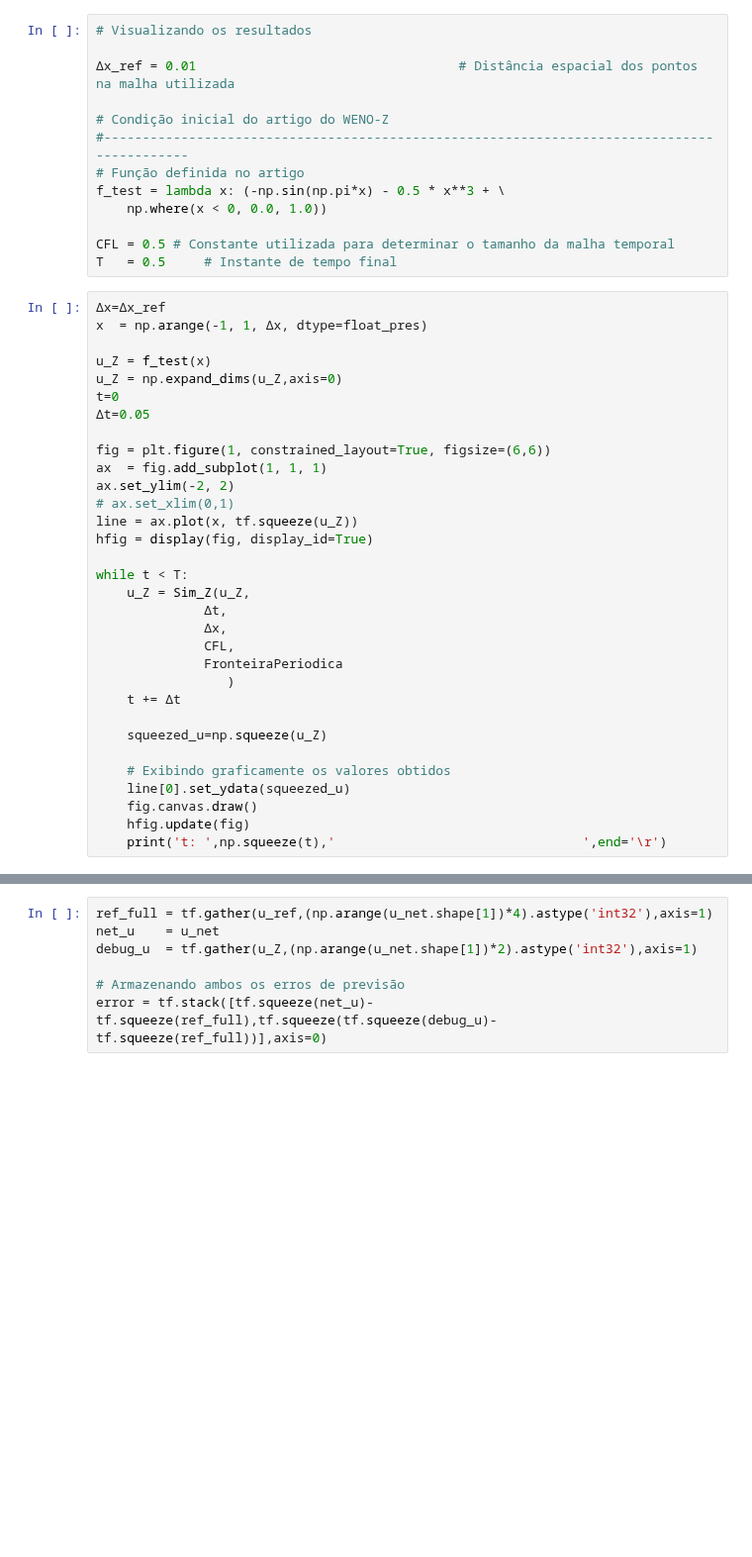
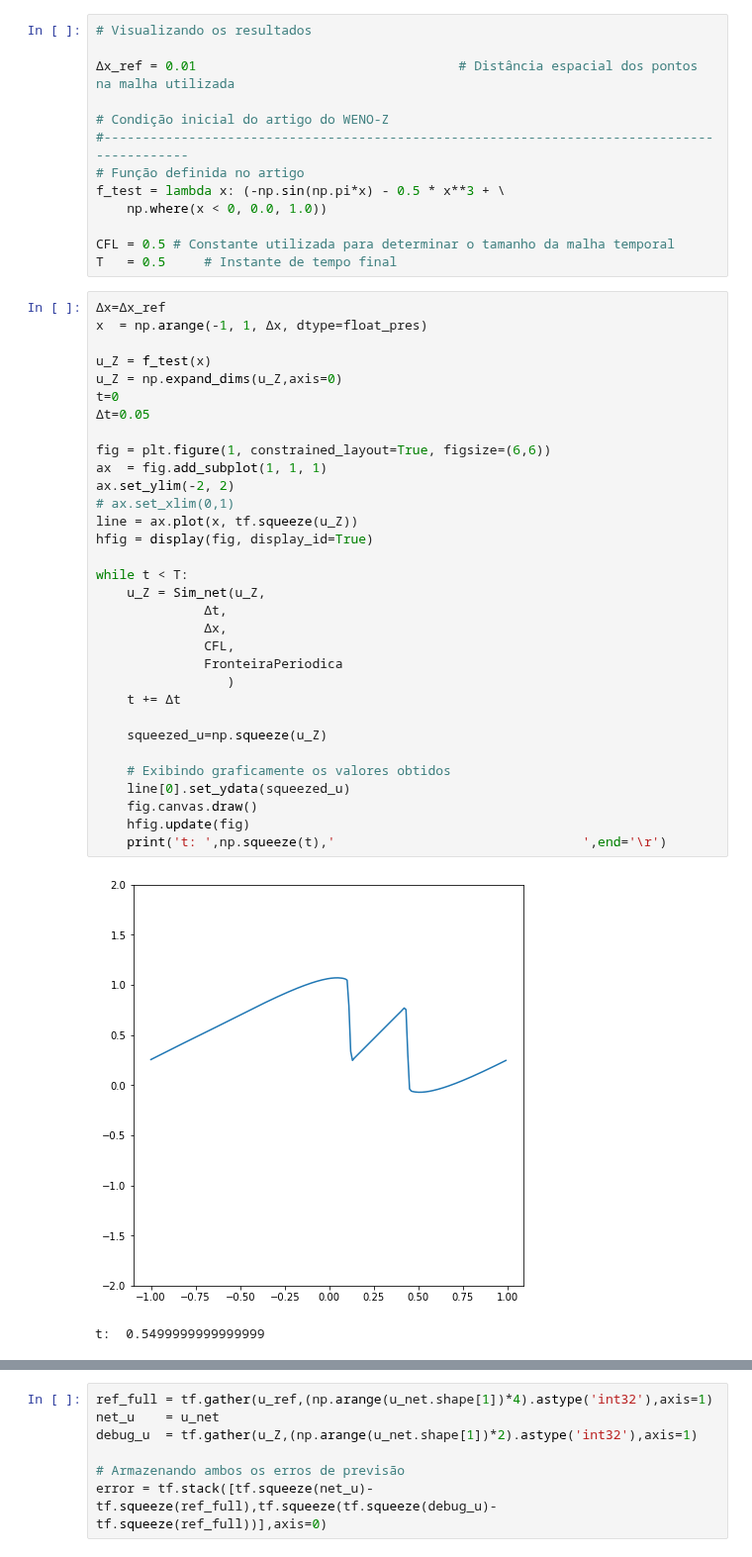
Before and after one commit to silvaneojunior/Top_mat_A, a Jupyter notebook: WENO-DS reescrito/Grafico artigo WENO Z.ipynb, the cells around one changed output, grey strips where cells are left out. Shown at 99% size. Cells and saved outputs as stored; diff of their text form; blank space fills up the shorter version.

```diff
--- a/WENO-DS reescrito/Grafico artigo WENO Z.ipynb
+++ b/WENO-DS reescrito/Grafico artigo WENO Z.ipynb
@@ -60,31 +62,34 @@ T   = 0.5     # Instante de tempo final
 Δx=Δx_ref
 x  = np.arange(-1, 1, Δx, dtype=float_pres)
 
 u_Z = f_test(x)
 u_Z = np.expand_dims(u_Z,axis=0)
 t=0
 Δt=0.05
 
 fig = plt.figure(1, constrained_layout=True, figsize=(6,6))
 ax  = fig.add_subplot(1, 1, 1)
 ax.set_ylim(-2, 2)
 # ax.set_xlim(0,1)
 line = ax.plot(x, tf.squeeze(u_Z))
 hfig = display(fig, display_id=True)
 
 while t < T:
-    u_Z = Sim_Z(u_Z,
+    u_Z = Sim_net(u_Z,
               Δt,
               Δx,
               CFL,
               FronteiraPeriodica
                  )
     t += Δt
 
     squeezed_u=np.squeeze(u_Z)
 
     # Exibindo graficamente os valores obtidos
     line[0].set_ydata(squeezed_u)
     fig.canvas.draw()
     hfig.update(fig)
     print('t: ',np.squeeze(t),'                                ',end='\r')
+# %% [output]
+[figure, added]
+t:  0.5499999999999999
```
Also changed, not shown: parts of 11 cells of this notebook, 19 other files.
